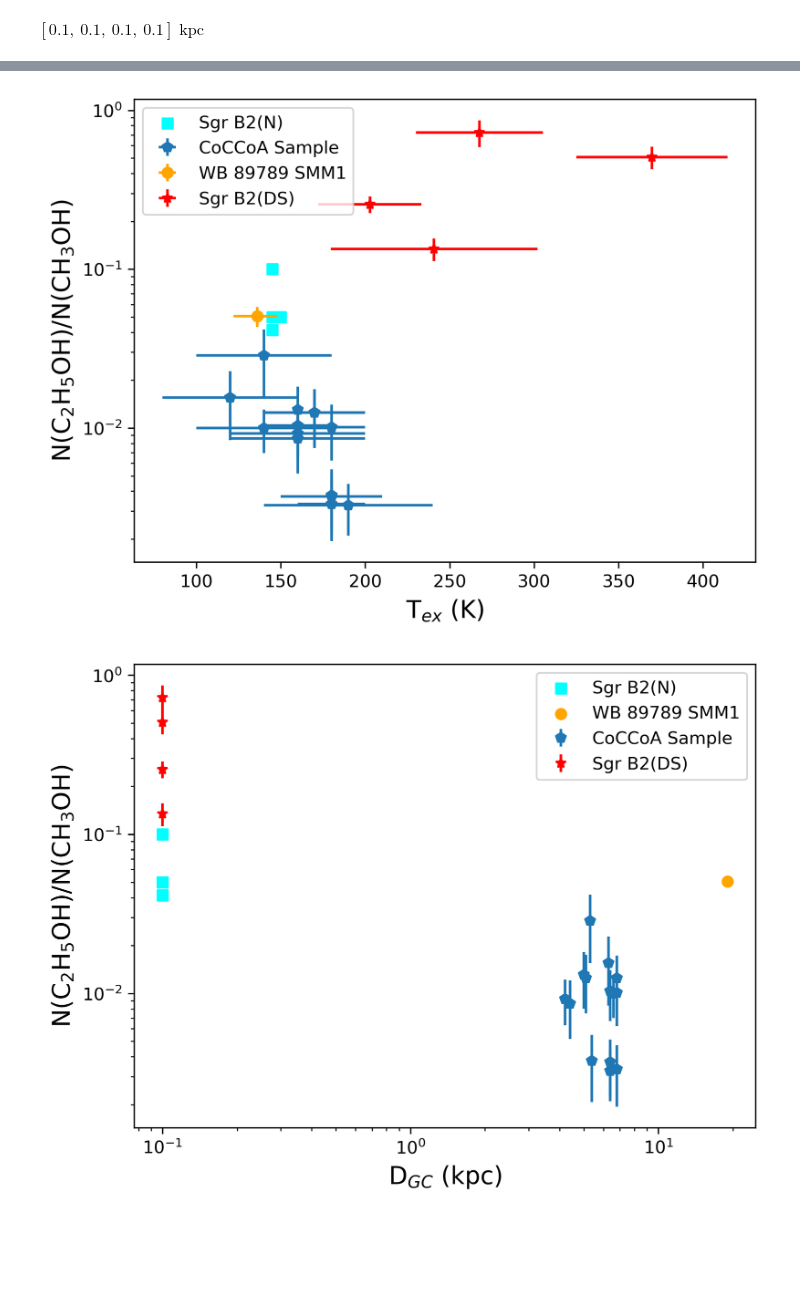
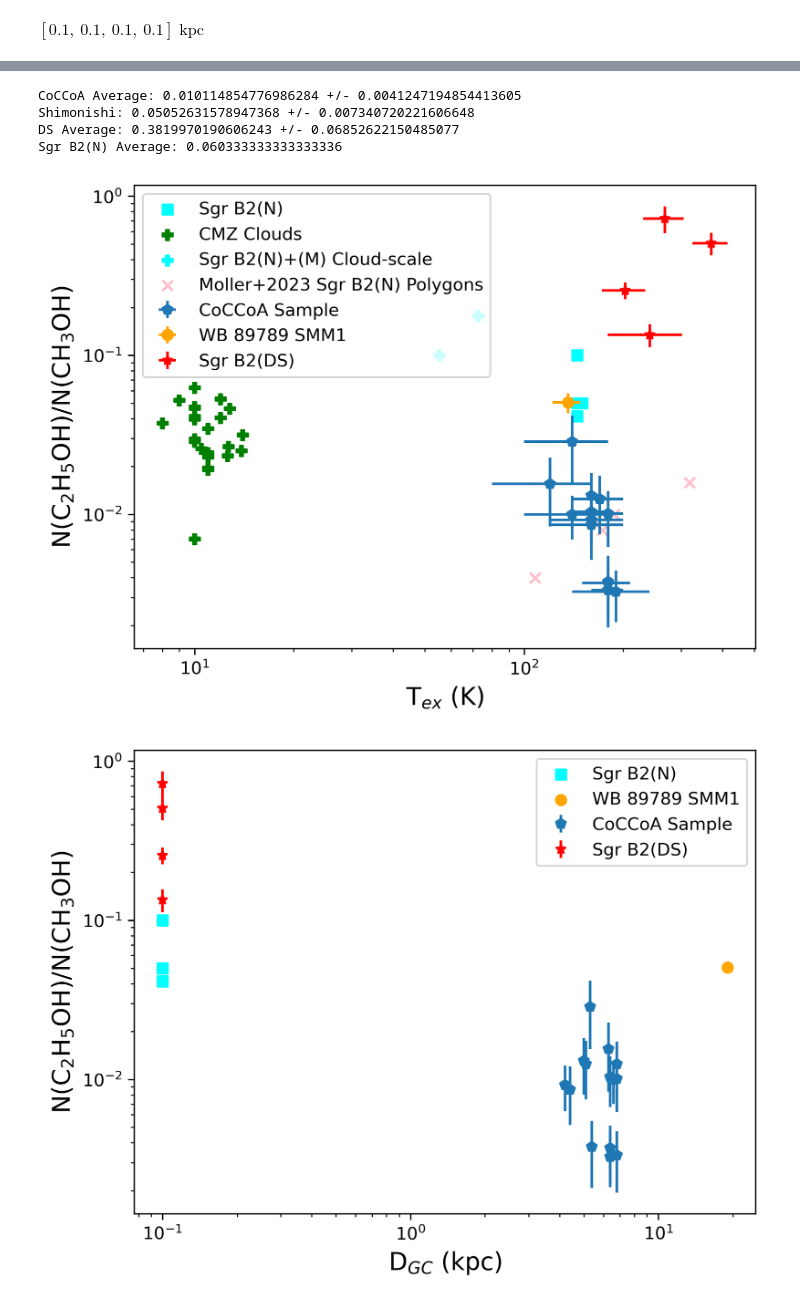
Before and after one commit to djeff1887/SgrB2DS_COMWorkspace, a Jupyter notebook: scripts/literature_comparison.ipynb, the cells around one changed output, grey strips where cells are left out. Drawn from its saved outputs; the diff is of its cells as text; code cells hidden in the pictures; blank space fills up the shorter version.

```diff
--- a/scripts/literature_comparison.ipynb
+++ b/scripts/literature_comparison.ipynb
@@ -34,3 +43,13 @@ print(bonfand2019_distances)
+# %%
+#These measurements are pulled from the blue polygons in Figures 1 and 2, which may also explain why they're so strangely low. Assuming the ethanol is coming
+#from small regions like DS, it's being smeared out
+names=QTable({'Source':['N1','N2','N2','N3']})#,'N4']
+moller2023_n1=QTable([{'X(C2H5OH)':10**-7.1,'X(CH3OH)':10**-5.3,'Tex':318*u.K}])#AN01
+moller2023_n2=QTable({'X(C2H5OH)':[10**-6.7,10**-6.6],'X(CH3OH)':[10**-4.6,10**-4.6],'Tex':[173,188]*u.K})#AN02,03
+moller2023_n3=QTable([{'X(C2H5OH)':10**-7.8,'X(CH3OH)':10**-5.4,'Tex':108*u.K}])#AN08
+#moller2023_n4={'X(C2H5OH)':[''],'X(CH3OH)':[10**-7.4],'Tex':['']}#AN14
+moller2023table=hstack([names,vstack([moller2023_n1,moller2023_n2,moller2023_n3])])
+moller2023_ethanolmethanolratio=moller2023table['X(C2H5OH)']/moller2023table['X(CH3OH)']
 # %%
 shimonishi2021_ethanolcolumn=9.6e14*u.cm**-2
 shimonishi2021_ethanolcolumnerror=1.3e14*u.cm**-2
@@ -45,6 +64,47 @@ shimonishi2021_methnoltroterror=4*u.K
 shimonishi2021_ethanolmethanolratio=shimonishi2021_ethanolcolumn/shimonishi2021_methanolcolumn
 shimonishi2021_ethanolmethanolratioerror=np.sqrt(((1/shimonishi2021_methanolcolumn)*(shimonishi2021_ethanolcolumnerror))**2+((-shimonishi2021_ethanolcolumn/(shimonishi2021_methanolcolumn**2))*(shimonishi2021_methanolcolumnerror))**2)
 shimonishi2021_distance=19.0*u.kpc
+# %%
+requenatorres2006_xethanol=np.array([6,2.5,1.2,0.8,1.2,0.4,2.1,0.8,0.7,0.8,1.3,0.9,0.7,1.3,3.1,3.1,1.4,2.1,0.9,1.2,0.9,0.8,1,0.6])*10**-8
+requenatorres2006_nh2=np.array([1,0.6,6.8,1.1,2.2,1.3,3,2.6,2,3.1,3.2,2.9,2.9,3.8,3.9,4.1,2.2,1.4,5.5,4.7,2.3,13.9,8.8,14.6])*u.cm**-2
+
+requenatorres2006_upperlimits_xethanol=np.array([1.4,1.8,1,1.9,0.8,0.6,2.6,0.5,0.5,0.2,0.1,0.04,0.09,0.8])*10**-8
+requenatorres2006_forupperlimits_nh2=np.array([0.2,1.5,2.5,0.6,0.2,0.2,0.07,0.6,0.4,0.7,0.8,1.7,0.9,2.8])
+
+requenatorres2006_xmethanol=np.array([11.3,4,3.8,2.7,2.6,1.5,9,3.5,10,3.1,2.5,3.7,1.7,2.8,8.3,7.8,4.8,5.2,1.9,4.2,4.6,4.2,2.9,2.4])*10**-7
+#The Trots in this paper are calculated from several molecules (CH3OH, C2H5OH, 13CS, HCOOCH3, (CH3)2O [aka CH3OCH3], and assuming 8 K.
+#We take them in the following order of availability, chosing species that are either C2H5OH or chemically linked to it:
+#C2H5OH, CH3OH, CH3OCH3, 8 K
+requenatorres2006_trots=np.array([12,10,14,10,12.8,12.7,12.6,11,10,10.5,9,11,10,10,8,10,10,12,10,10,11,11,11,13.9])
+requenatorres2006_forupperlimits_xmethanol=np.array([10.6,1.6,0.4,0.6,0.9,0.2,1.1,5,2.4,1.2,1.4,0.6,1.5,2.4])*10**-7
+requenatorres2006_forupperlimits_trots=np.array([8,8,8,8,8,8,8,8,8,8,8,8,8,8])*u.K
+
+requenatorres2006_ethanolmethanolratios=requenatorres2006_xethanol/requenatorres2006_xmethanol
+requenatorres2006_upperlimits_ethanolmethanolratios=requenatorres2006_upperlimits_xethanol/requenatorres2006_forupperlimits_xmethanol
+
+requenatorres2006_sgrb2nm_xethanol=np.array([2.3,0.3])*10**-8
+requenatorres2006_sgrb2nm_nh2=np.array([19,65])*u.cm**-2
+requenatorres2006_sgrb2nm_xmethanol=np.array([1.3,0.3])*10**-7
+requenatorres2006_sgrb2nm_trots=np.array([72.6,55.4])
+requenatorres2006_sgrb2nm_ethanolmethanolratio=requenatorres2006_sgrb2nm_xethanol/requenatorres2006_sgrb2nm_xmethanol
+# %%
+chen2023_ratio_weightedaverage=np.average(chen2023_ethanolmethanolratios,weights=(chen2023_ethanolmethanolratios/chen2023_ethanolmethanolratioserror))
+chen2023_ratioerror_average=np.mean(chen2023_ethanolmethanolratioserror)
+print(f'CoCCoA Average: {chen2023_ratio_weightedaverage} +/- {chen2023_ratioerror_average}')
+
+print(f'Shimonishi: {shimonishi2021_ethanolmethanolratio} +/- {shimonishi2021_ethanolmethanolratioerror}')
+
+ds_ratio_weightedaverage=np.average(dsratiomeasurements['Ethanol_Methanol_Ratio_central'],
+                                    weights=(dsratiomeasurements['Ethanol_Methanol_Ratio_central']/dsratiomeasurements['Error_Ethanol_Methanol_Ratio_central']))
+ds_ratioerror_average=np.mean(dsratiomeasurements['Error_Ethanol_Methanol_Ratio_central'])
+print(f'DS Average: {ds_ratio_weightedaverage} +/- {ds_ratioerror_average}')
+sgrb2n_average=np.mean(bonfand2019_ethanolmethanolratio)
+print(f'Sgr B2(N) Average: {sgrb2n_average}')
+# %% [output]
+CoCCoA Average: 0.010114854776986284 +/- 0.0041247194854413605
+Shimonishi: 0.05052631578947368 +/- 0.007340720221606648
+DS Average: 0.3819970190606243 +/- 0.06852622150485077
+Sgr B2(N) Average: 0.060333333333333336
 # %%
 #chen2023_datatable=QTable([chen2023_sourcegalactocentricdistances,chen2023_ethanolcolumn,chen2023_ethanolcolumnerror,chen2023_methanolcolumn,
 #                           chen2023_methanolcolumnerror,chen2023_ethanoltex,chen2023_ethanoltexerror,
@@ -53,16 +113,21 @@ chen2023_datatable=QTable.read('../literature_data/chen2023_ethanolmethanol.fits
 # %%
 plt.errorbar(chen2023_datatable['Tex_C2H5OH'],chen2023_datatable['Ethanol_Methanol_Ratio'],yerr=chen2023_datatable['Error_Ethanol_Methanol_Ratio'],xerr=chen2023_datatable['Error_Tex_C2H5OH'],fmt='p',label='CoCCoA Sample')
 plt.errorbar(shimonishi2021_ethanoltrot,shimonishi2021_ethanolmethanolratio,xerr=shimonishi2021_ethanoltroterror,yerr=shimonishi2021_ethanolmethanolratioerror,fmt='o',color='orange',label='WB 89789 SMM1')
 plt.scatter(bonfand2019_trots,bonfand2019_ethanolmethanolratio,color='cyan',marker='s',label='Sgr B2(N)')
 plt.errorbar(dsratiomeasurements['Trot_C2H5OH'],dsratiomeasurements['Ethanol_Methanol_Ratio_central'],yerr=dsratiomeasurements['Error_Ethanol_Methanol_Ratio_central'],xerr=dsratiomeasurements['Error_Trot_C2H5OH'],fmt='*',label='Sgr B2(DS)',color='red')
+plt.scatter(requenatorres2006_trots,requenatorres2006_ethanolmethanolratios,label='CMZ Clouds',color='green',marker='P')
+plt.scatter(requenatorres2006_sgrb2nm_trots,requenatorres2006_sgrb2nm_ethanolmethanolratio,label='Sgr B2(N)+(M) Cloud-scale',color='cyan',marker='P')
+plt.scatter(moller2023table['Tex'].value,moller2023_ethanolmethanolratio,marker='x',color='pink',label='Moller+2023 Sgr B2(N) Polygons')
+#plt.scatter(requenatorres2006_forupperlimits_trots,requenatorres2006_upperlimits_ethanolmethanolratios,label='CMZ Clouds',color='green',marker='v')
 plt.yscale('log')
+plt.xscale('log')
 plt.ylabel(r'N(C$_2$H$_5$OH)/N(CH$_3$OH)',fontsize=14)
 plt.xlabel('T$_{ex}$ (K)',fontsize=14)
 plt.legend()
-plt.savefig(plothome+'abundanceratiovstex.png')
+plt.savefig(plothome+'cloudandresolvedN_abundanceratiovstex.png')
 plt.show()
 # %% [output]
-[figure, old version]
+[figure, new version]
 # %%
 plt.errorbar(chen2023_datatable['Galactocentric_Distance'],chen2023_datatable['Ethanol_Methanol_Ratio'],yerr=chen2023_datatable['Error_Ethanol_Methanol_Ratio'],fmt='p',label='CoCCoA Sample')
 plt.scatter(bonfand2019_distances,bonfand2019_ethanolmethanolratio,color='cyan',marker='s',label='Sgr B2(N)')
```
Also changed, not shown: parts of 4 cells of this notebook, 10 other files.
